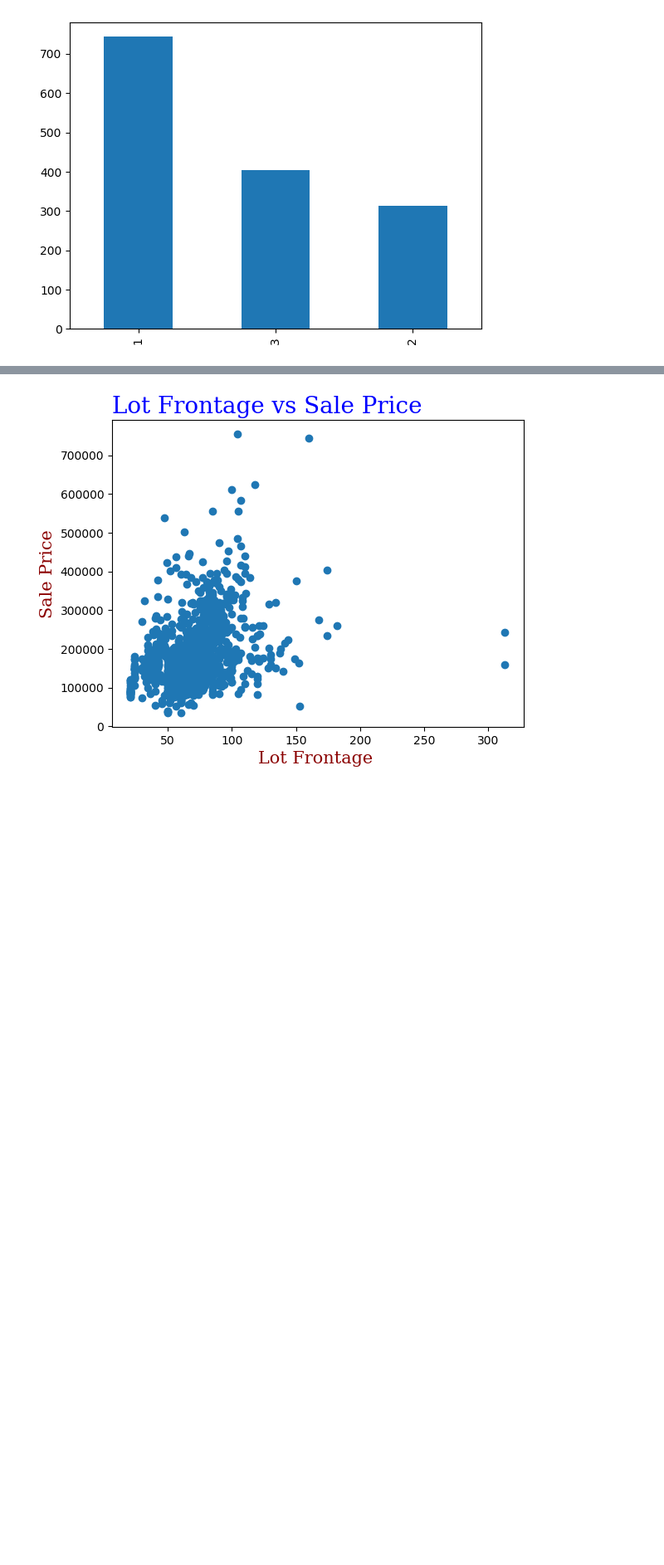
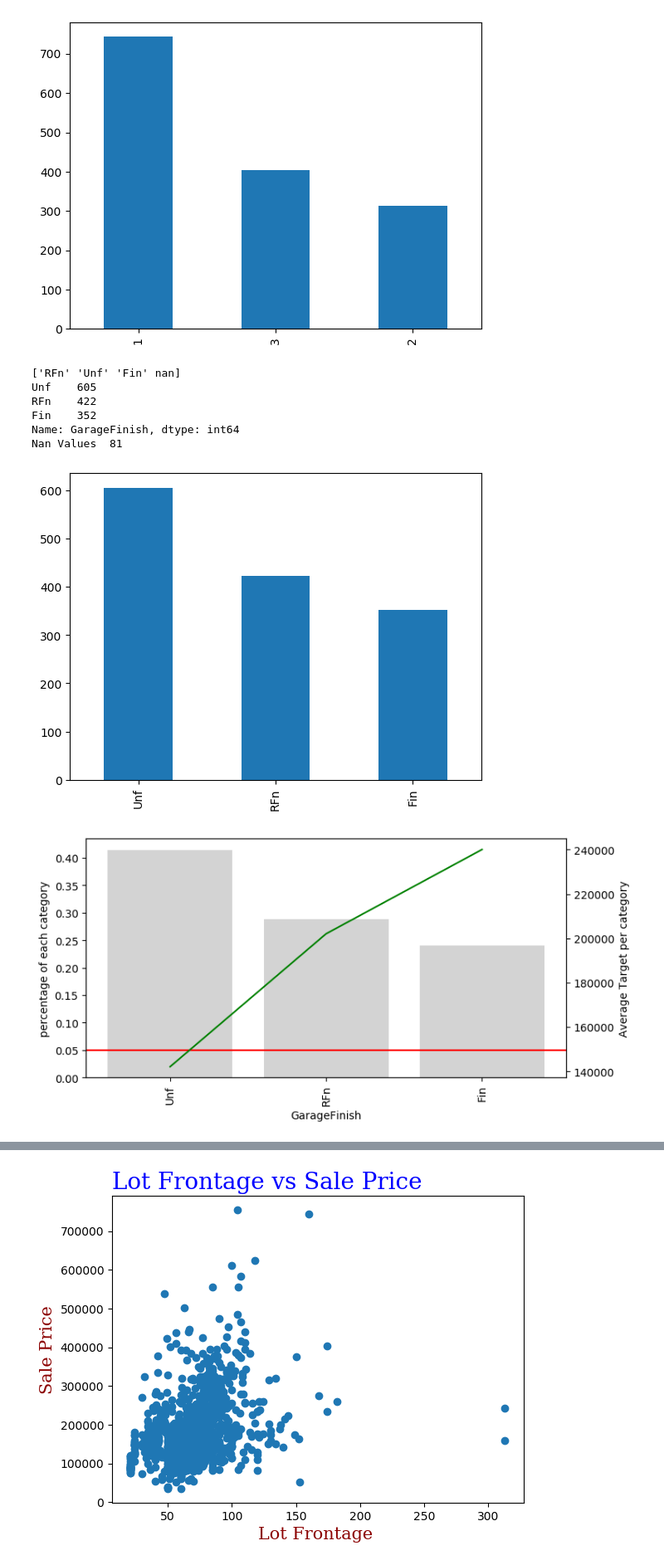
Before and after one commit to MKbinli/House-Price-Prediction, a Jupyter notebook: HP-Data Preprocessing.ipynb, the cells around one changed output, grey strips where cells are left out. Shown at 83% size. Saved outputs shown, nothing was run; the diff lists cells and outputs as text; code cells hidden in the pictures; blank space fills up the shorter version.

```diff
--- a/HP-Data Preprocessing.ipynb
+++ b/HP-Data Preprocessing.ipynb
@@ -288,7 +288,7 @@ MSSubClassGroup4=MSSubClass_columns[[80,85,90,180,190]].max(axis=1)
 preprocessedDataset["MSSubClassGroup1"]=MSSubClassGroup1.copy().astype(float)
 preprocessedDataset["MSSubClassGroup2"]=MSSubClassGroup2.copy().astype(float)
 preprocessedDataset["MSSubClassGroup3"]=MSSubClassGroup3.copy().astype(float)
-preprocessedDataset["MSSubClassGroup4"]=MSSubClassGroup4.copy().astype(float)
+#preprocessedDataset["MSSubClassGroup4"]=MSSubClassGroup4.copy().astype(float)
 dataset=dataset.drop(columns=['MSSubClass'])
 # %%
 #Next Feature : MSZoning : Identifies the general zoning classification of the sale. Categorical-Nominal Data, type :str
@@ -1565,3 +1567,27 @@ plt.show()
 preprocessedDataset["FireplaceQu"]=FireplaceQu.copy().astype(float)
 # %% [output]
 [figure]
+# %%
+#Next Categorical Feature
+"""GarageFinish: Interior finish of the garage
+
+       Fin	Finished
+       RFn	Rough Finished
+       Unf	Unfinished
+       NA	No Garage
+"""
+print(dataset["GarageFinish"].unique())
+print(dataset["GarageFinish"].value_counts())
+print("Nan Values  " + str(dataset.GarageFinish.isna().sum()))
+dataset["GarageFinish"].value_counts().plot(kind='bar')
+plt.show()
+calculateMeanTargetPerCategory(dataset, featureName="GarageFinish", targetName="SalePrice")
+# %% [output]
+['RFn' 'Unf' 'Fin' nan]
+Unf    605
+RFn    422
+Fin    352
+Name: GarageFinish, dtype: int64
+Nan Values  81
+[figure, added]
+[figure, added]
```
Also changed, not shown: parts of 16 cells of this notebook.
